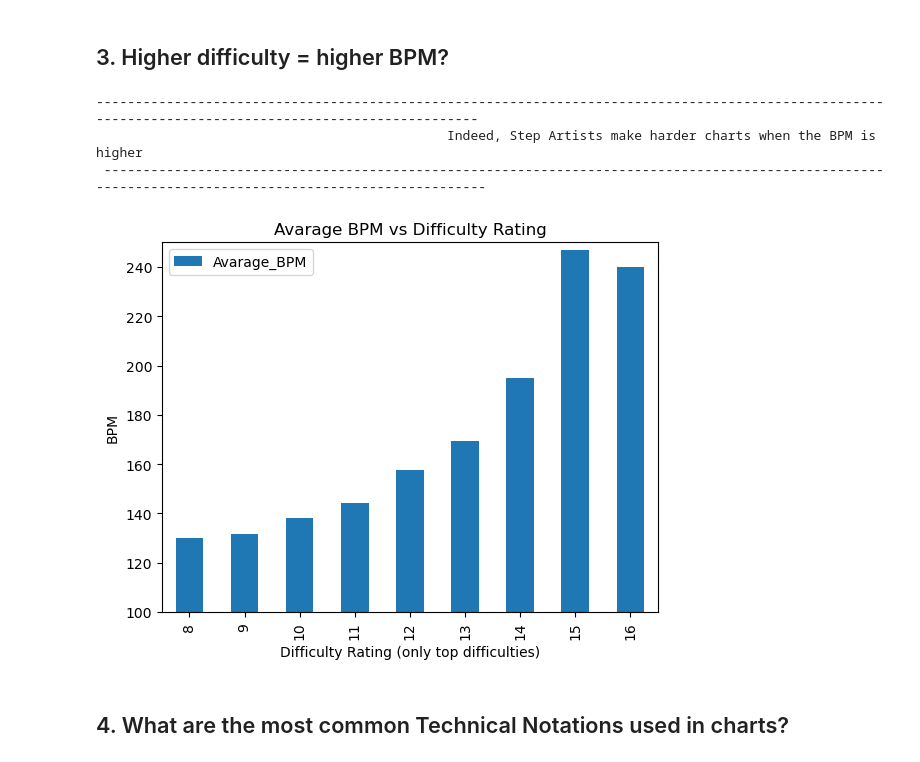
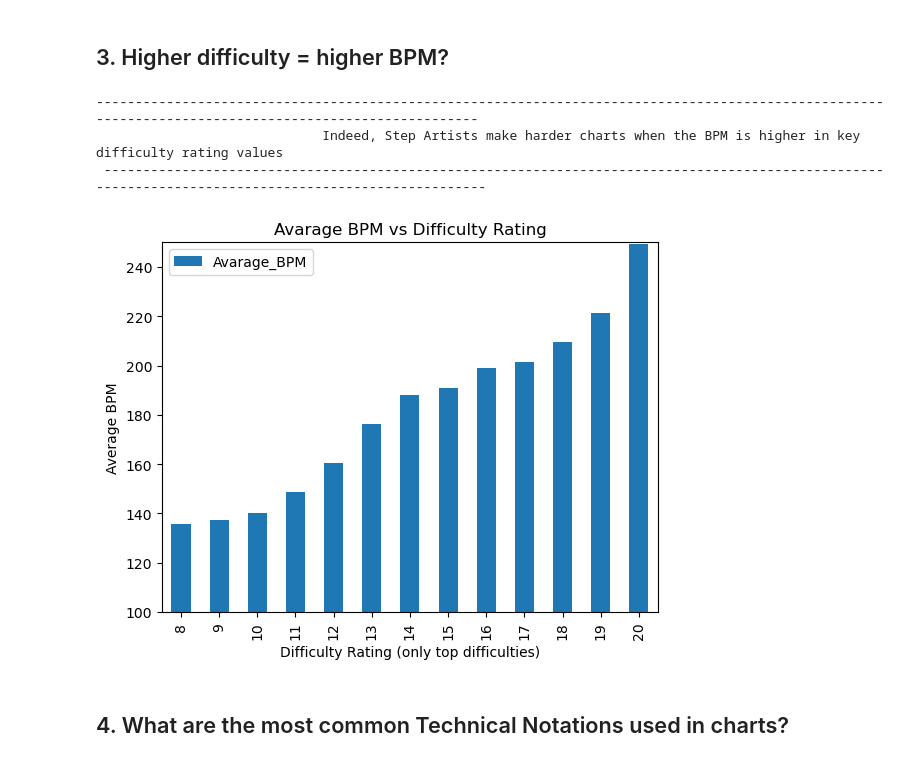
Before and after one commit to MarCza1992/StepMania-.ssc-or-.sm-files-extractor-project, a Jupyter notebook: Python - data preparing and analysis/StepMania Example packs, data prep and analysis.ipynb, the cells around one changed output. Cells and saved outputs as stored; diff of their text form; code cells hidden in the pictures.

```diff
--- a/Python - data preparing and analysis/StepMania Example packs, data prep and analysis.ipynb
+++ b/Python - data preparing and analysis/StepMania Example packs, data prep and analysis.ipynb
@@ -206 +182,4 @@ df['Technical_Notation'] = (
+# %%
+#removing almost empty charts
+df = df[df['Total_objects_(except_Mines)'] >= 5]
 # %% [markdown]
@@ -208,9 +187,5 @@ df['Technical_Notation'] = (
-# %%
-#I will focus mostly on data with single type because there is too little data for double chart type
-df = df[df['Type'] == 'single'] #deleting all double type columns
-df = df.drop(columns = 'Type') #deleting Type column, we dont need it anymore
+# %%
+df = df.drop_duplicates(subset = ['Song_Title', 'Song_Subtitle', 'Song_Artist', 'Difficulty_Name', 'Difficulty_Rating', 'Technical_Notation', 'Pack',
+                                  'Type', 'Amount_of_Notes', 'Amount_of_LongNotes', 'Amount_of_Rolls', 'Amount_of_Mines'])
 # %%
-#reseting indexes and strip columns again after changing things all the string things (just for sure)
 df.reset_index(drop = True, inplace = True)
-for i in df.select_dtypes(include = 'object').columns:
-    df[i] = df[i].str.strip()
@@ -297,24 +323,23 @@ df_question2.drop(columns = 'Difficulty_Name_Order').reset_index(drop = True)
 # %% [markdown]
 ## 3. Higher difficulty = higher BPM?
 # %%
-#I will use only top difficulty (Challenge) for that analyzis, because thats a hardest difficulty for each songs, lower difficulties MUST be done, so I wont consider it
-df_question3 = df[df['Difficulty_Name'] == 'Challenge']
+#I will use only top difficulty (Challenge) for that analysis, because thats a hardest difficulty for each songs, lower difficulties MUST be done, so I wont consider it
+df_question3 = df[(df['Difficulty_Name'] == 'Challenge') & df['Difficulty_Rating'].between(8, 20)]
 df_question3_grouped = df_question3.groupby('Difficulty_Rating').agg(
-    Avarage_BPM = ('MAX_BPM', 'mean')
-)
+    Avarage_BPM = ('MAX_BPM', 'mean'))
 
 df_question3_grouped.plot(kind = 'bar')
 plt.xlabel('Difficulty Rating (only top difficulties)')
-plt.ylabel('BPM')
+plt.ylabel('Average BPM')
 plt.ylim(100,250)
 plt.title('Avarage BPM vs Difficulty Rating')
-print_sample('Indeed, Step Artists make harder charts when the BPM is higher')
+print_sample('Indeed, Step Artists make harder charts when the BPM is higher in key difficulty rating values')
 plt.show()
 # %% [output]
 ------------------------------------------------------------------------------------------------------------------------------------------------------
-                                             Indeed, Step Artists make harder charts when the BPM is higher
+                             Indeed, Step Artists make harder charts when the BPM is higher in key difficulty rating values
  ------------------------------------------------------------------------------------------------------------------------------------------------------
-[figure, old version]
+[figure, new version]
 # %% [markdown]
 ## 4. What are the most common Technical Notations used in charts?
 # %%
```
Also changed, not shown: parts of 42 cells of this notebook, 42 other files.
